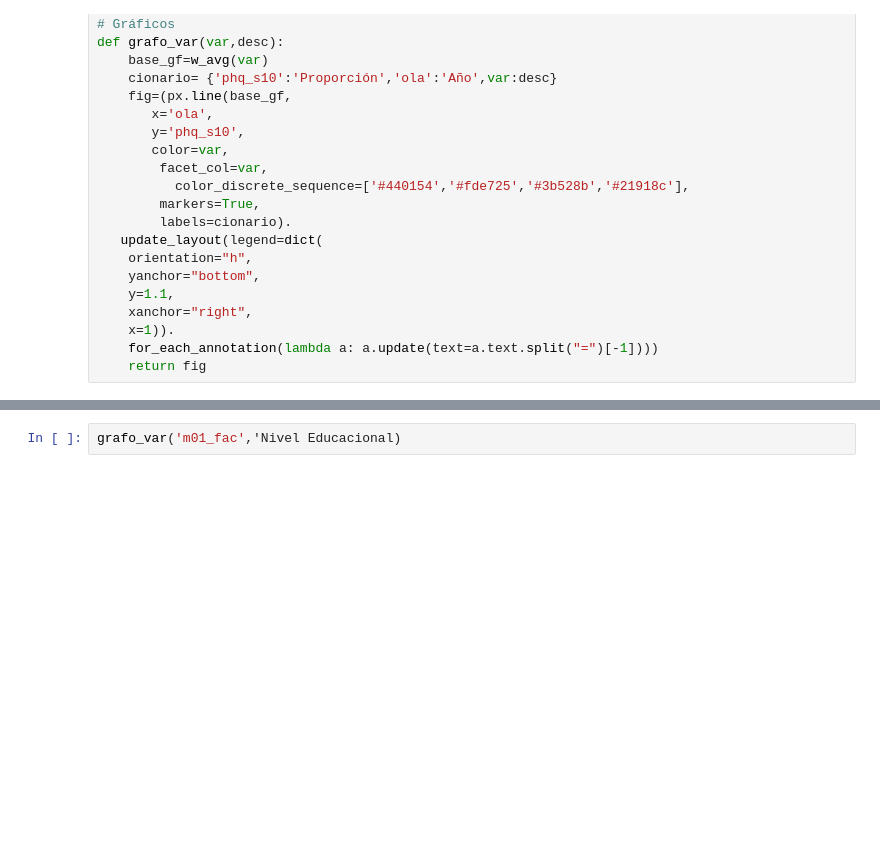
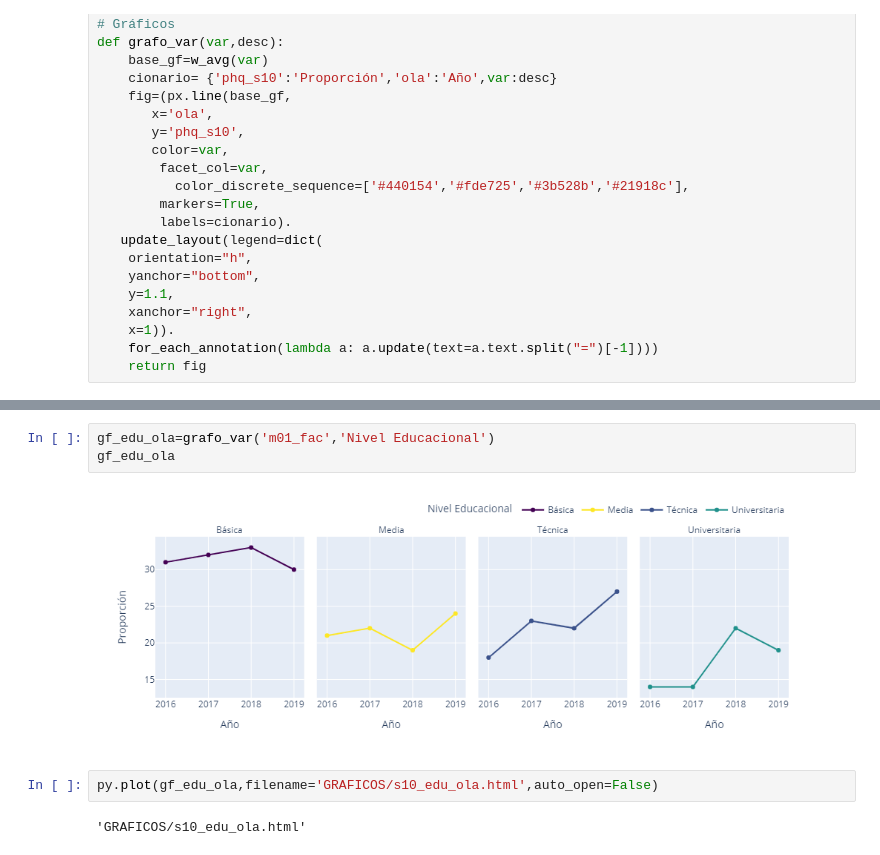
Before and after one commit to CarlosDelgadoG/presentacion_ELSOC, a Jupyter notebook: graficos.ipynb, the cells around one changed output, grey strips where cells are left out. Cells and saved outputs as stored; diff of their text form; blank space fills up the shorter version.

```diff
--- a/graficos.ipynb
+++ b/graficos.ipynb
@@ -124,3 +140,10 @@ grafo_var('m0_sexo_fac','Género')
 # %%
-grafo_var('m01_fac','Nivel Educacional)
+gf_edu_ola=grafo_var('m01_fac','Nivel Educacional')
+gf_edu_ola
+# %% [output]
+[figure, added]
+# %%
+py.plot(gf_edu_ola,filename='GRAFICOS/s10_edu_ola.html',auto_open=False)
+# %% [output]
+'GRAFICOS/s10_edu_ola.html'
 # %%
```
Also changed, not shown: parts of 11 cells of this notebook, 11 other files.
